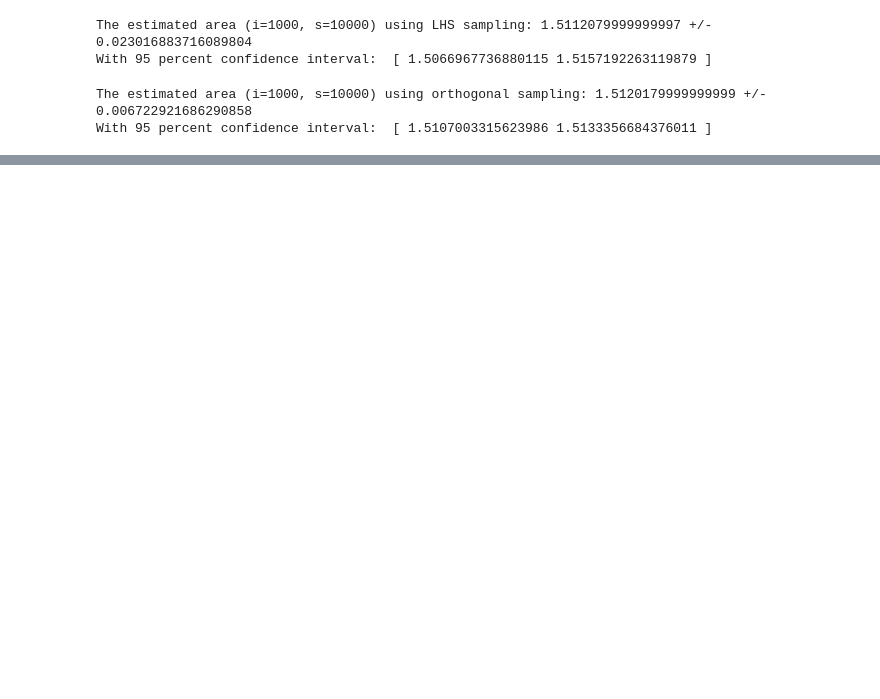
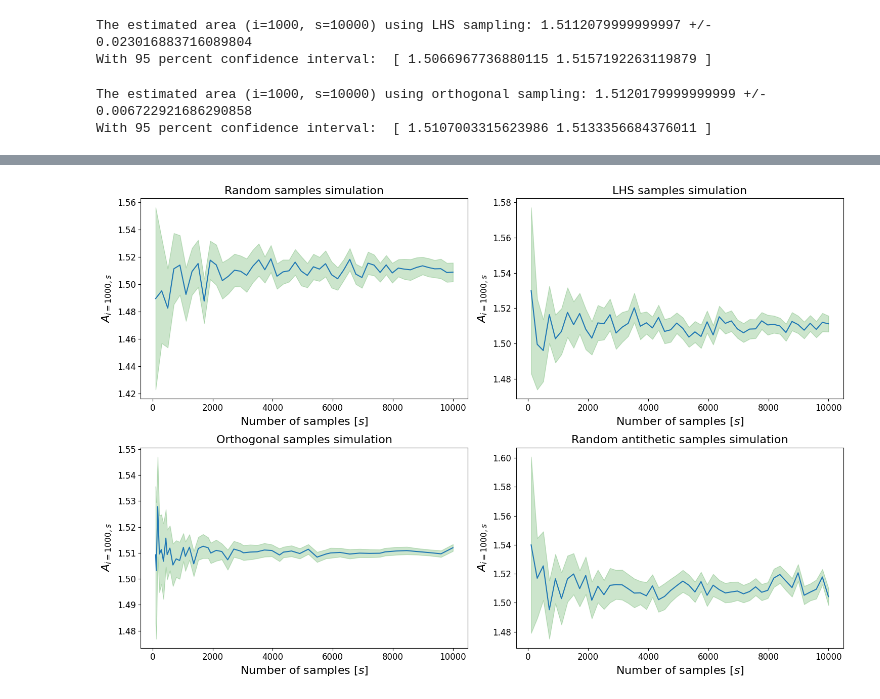
Before and after one commit to LodeVermeulen/stochastic-simulation, a Jupyter notebook: Homework 1/homework1.ipynb, the cells around one changed output, grey strips where cells are left out. Drawn from its saved outputs; the diff is of its cells as text; code cells hidden in the pictures; blank space fills up the shorter version.

Commit message:
Some plots improvements

```diff
--- a/Homework 1/homework1.ipynb
+++ b/Homework 1/homework1.ipynb
@@ -468,8 +468,10 @@ when iterated 1000 times is 1.513872.
 # %% [markdown]
 ### Orthogonal Sampling
 # %%
-# This function could still use some refactoring
 def orthogonal_samples(complex_range: ComplexRange, grid_size: int) -> np.ndarray[complex]:
+    """Create grid_size**2 orthogonal samples in a certain range. Orthogonal samples follow some
+    sort of sudoku properties: the space is divided into boxes, which each contain a single sample.
+    Furthermore, the samples are constrained to not be in the same column and row as other samples."""
     num_samples = grid_size**2
     real_scale = complex_range.real_range_size / num_samples
     imaginary_scale = complex_range.imaginary_range_size / num_samples
@@ -884,0 +889,55 @@ With 95 percent confidence interval:  [ 1.4982372820110008 1.5101477179889988 ]
+# %%
+# Create a figure and a 2x2 grid of subplots
+fig, axs = plt.subplots(2, 2, figsize=(15, 10))  # Adjust the figsize as needed
+
+# First subplot (Top-Left)
+axs[0, 0].plot(samples_range_rs, mean_areas_rs)
+axs[0, 0].fill_between(
+    samples_range_rs, areas_lowerbound_rs, areas_upperbound_rs, alpha=0.2, color="green"
+)
+axs[0, 0].set_title("Random samples simulation", fontsize=16)
+axs[0, 0].set_xlabel(r"Number of samples $[s]$", fontsize=16)
+axs[0, 0].set_ylabel(r"$A_{i=%i,s}$" % iterations_range_rs[-1], fontsize=16)
+axs[0, 0].tick_params(axis="both", which="major", labelsize=12)
+
+# Second subplot (Top-Right)
+axs[0, 1].plot(samples_range_lhs, mean_areas_lhs)
+axs[0, 1].fill_between(
+    samples_range_lhs, areas_lowerbound_lhs, areas_upperbound_lhs, alpha=0.2, color="green"
+)
+axs[0, 1].set_title("LHS samples simulation", fontsize=16)
+axs[0, 1].set_xlabel(r"Number of samples $[s]$", fontsize=16)
+axs[0, 1].set_ylabel(r"$A_{i=%i,s}$" % iterations_range_lhs[-1], fontsize=16)
+axs[0, 1].tick_params(axis="both", which="major", labelsize=12)
+
+# Third subplot (Bottom-Left)
+axs[1, 0].plot(grid_sizes_range_orth**2, mean_areas_orth)
+axs[1, 0].fill_between(
+    grid_sizes_range_orth**2, areas_lowerbound_orth, areas_upperbound_orth, alpha=0.2, color="green"
+)
+axs[1, 0].set_title("Orthogonal samples simulation", fontsize=16)
+axs[1, 0].set_xlabel(r"Number of samples $[s]$", fontsize=16)
+axs[1, 0].set_ylabel(r"$A_{i=%i,s}$" % iterations_range_orth[-1], fontsize=16)
+axs[1, 0].tick_params(axis="both", which="major", labelsize=12)
+
+# Fourth subplot (Bottom-Right)
+axs[1, 1].plot(samples_range_rs_antithetic, mean_areas_rs_antithetic)
+axs[1, 1].fill_between(
+    samples_range_rs_antithetic,
+    areas_lowerbound_rs_antithetic,
+    areas_upperbound_rs_antithetic,
+    alpha=0.2,
+    color="green",
+)
+axs[1, 1].set_title("Random antithetic samples simulation", fontsize=16)
+axs[1, 1].set_xlabel(r"Number of samples $[s]$", fontsize=16)
+axs[1, 1].set_ylabel(r"$A_{i=%i,s}$" % iterations_range_rs_antithetic[-1], fontsize=16)
+axs[1, 1].tick_params(axis="both", which="major", labelsize=12)
+
+# Adjust the layout to prevent overlap
+plt.tight_layout()
+
+# Display the combined figure
+plt.savefig("CI_plots.png")
+# %% [output]
+[figure, added]
```
Also changed, not shown: parts of 8 cells of this notebook.
